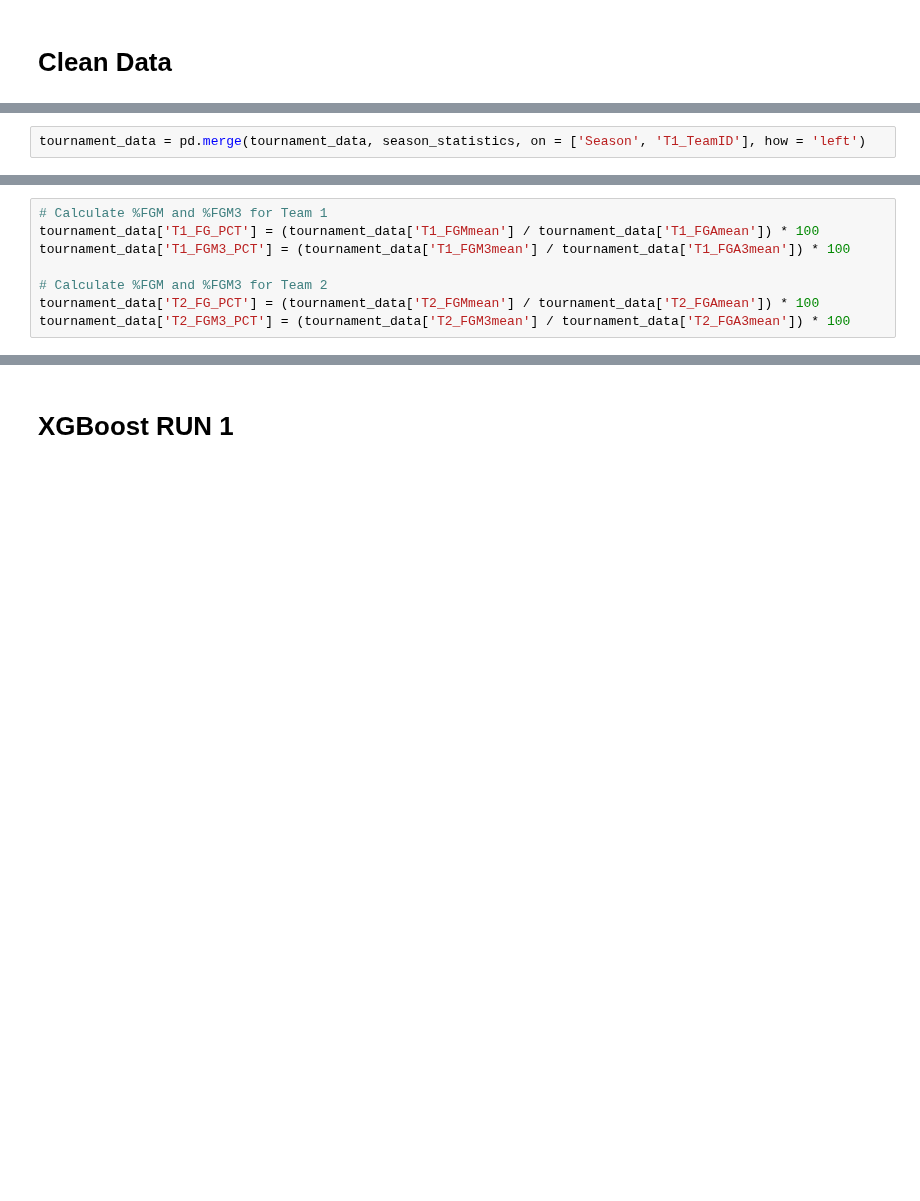
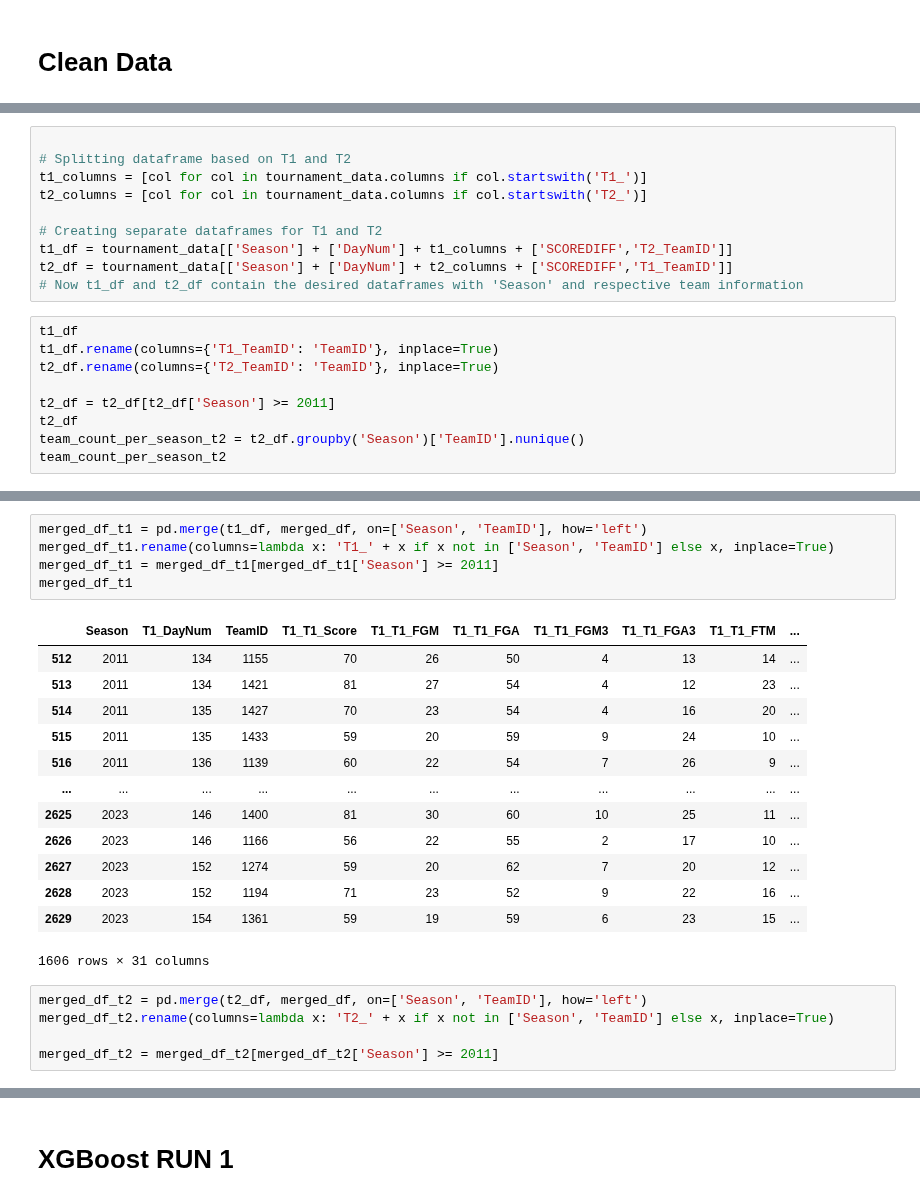
Before and after one commit to joshmccoy2/NCAA_March_Madness, a Jupyter notebook: ADDJOSH.ipynb, the cells around one changed output, grey strips where cells are left out. Cells and saved outputs as stored; diff of their text form; blank space fills up the shorter version.

```diff
--- a/ADDJOSH.ipynb
+++ b/ADDJOSH.ipynb
@@ -749,2 +717,0 @@ season_statistics.columns
-# %%
-tournament_data = pd.merge(tournament_data, season_statistics, on = ['Season', 'T1_TeamID'], how = 'left')
@@ -753,8 +717,0 @@ tournament_data.columns
-# %%
-# Calculate %FGM and %FGM3 for Team 1
-tournament_data['T1_FG_PCT'] = (tournament_data['T1_FGMmean'] / tournament_data['T1_FGAmean']) * 100
-tournament_data['T1_FGM3_PCT'] = (tournament_data['T1_FGM3mean'] / tournament_data['T1_FGA3mean']) * 100
-
-# Calculate %FGM and %FGM3 for Team 2
-tournament_data['T2_FG_PCT'] = (tournament_data['T2_FGMmean'] / tournament_data['T2_FGAmean']) * 100
-tournament_data['T2_FGM3_PCT'] = (tournament_data['T2_FGM3mean'] / tournament_data['T2_FGA3mean']) * 100
@@ -766,0 +720,19 @@ print(columns_list)
+# %%
+
+# Splitting dataframe based on T1 and T2
+t1_columns = [col for col in tournament_data.columns if col.startswith('T1_')]
+t2_columns = [col for col in tournament_data.columns if col.startswith('T2_')]
+
+# Creating separate dataframes for T1 and T2
+t1_df = tournament_data[['Season'] + ['DayNum'] + t1_columns + ['SCOREDIFF','T2_TeamID']]
+t2_df = tournament_data[['Season'] + ['DayNum'] + t2_columns + ['SCOREDIFF','T1_TeamID']]
+# Now t1_df and t2_df contain the desired dataframes with 'Season' and respective team information
+# %%
+t1_df
+t1_df.rename(columns={'T1_TeamID': 'TeamID'}, inplace=True)
+t2_df.rename(columns={'T2_TeamID': 'TeamID'}, inplace=True)
+
+t2_df = t2_df[t2_df['Season'] >= 2011]
+t2_df
+team_count_per_season_t2 = t2_df.groupby('Season')['TeamID'].nunique()
+team_count_per_season_t2
@@ -766,0 +783,24 @@ print(columns_list)
+# %%
+merged_df_t1 = pd.merge(t1_df, merged_df, on=['Season', 'TeamID'], how='left')
+merged_df_t1.rename(columns=lambda x: 'T1_' + x if x not in ['Season', 'TeamID'] else x, inplace=True)
+merged_df_t1 = merged_df_t1[merged_df_t1['Season'] >= 2011]
+merged_df_t1
+# %% [output]
+|  | Season | T1_DayNum | TeamID | T1_T1_Score | T1_T1_FGM | T1_T1_FGA | T1_T1_FGM3 | T1_T1_FGA3 | T1_T1_FTM | ... |
+| 512 | 2011 | 134 | 1155 | 70 | 26 | 50 | 4 | 13 | 14 | ... |
+| 513 | 2011 | 134 | 1421 | 81 | 27 | 54 | 4 | 12 | 23 | ... |
+| 514 | 2011 | 135 | 1427 | 70 | 23 | 54 | 4 | 16 | 20 | ... |
+| 515 | 2011 | 135 | 1433 | 59 | 20 | 59 | 9 | 24 | 10 | ... |
+| 516 | 2011 | 136 | 1139 | 60 | 22 | 54 | 7 | 26 | 9 | ... |
+| ... | ... | ... | ... | ... | ... | ... | ... | ... | ... | ... |
+| 2625 | 2023 | 146 | 1400 | 81 | 30 | 60 | 10 | 25 | 11 | ... |
+| 2626 | 2023 | 146 | 1166 | 56 | 22 | 55 | 2 | 17 | 10 | ... |
+| 2627 | 2023 | 152 | 1274 | 59 | 20 | 62 | 7 | 20 | 12 | ... |
+| 2628 | 2023 | 152 | 1194 | 71 | 23 | 52 | 9 | 22 | 16 | ... |
+| 2629 | 2023 | 154 | 1361 | 59 | 19 | 59 | 6 | 23 | 15 | ... |
+1606 rows × 31 columns
+# %%
+merged_df_t2 = pd.merge(t2_df, merged_df, on=['Season', 'TeamID'], how='left')
+merged_df_t2.rename(columns=lambda x: 'T2_' + x if x not in ['Season', 'TeamID'] else x, inplace=True)
+
+merged_df_t2 = merged_df_t2[merged_df_t2['Season'] >= 2011]
```
Also changed, not shown: parts of 44 cells of this notebook.
